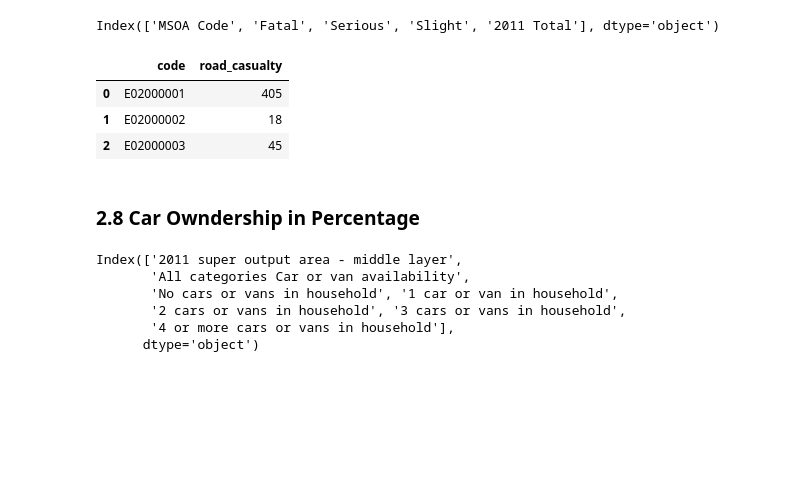
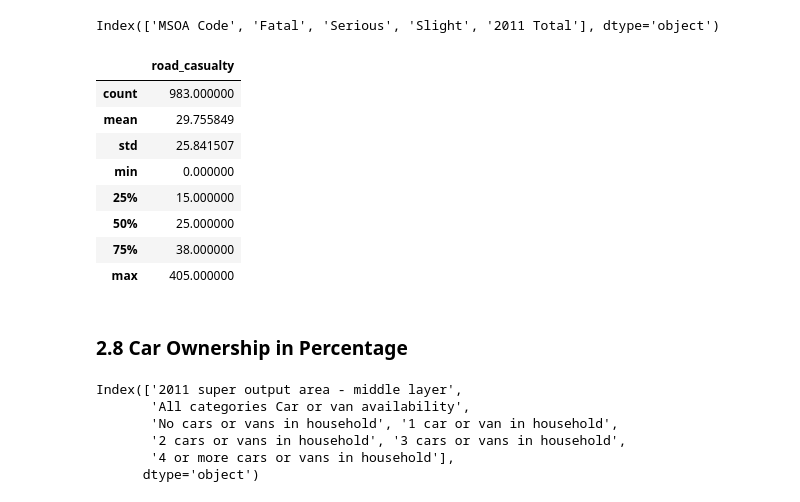
Before and after one commit to ZacharyP-E/qm_group25, a Jupyter notebook: qm_group_code.ipynb, the cells around one changed output. Cells and saved outputs as stored; diff of their text form; code cells hidden in the pictures; blank space fills up the shorter version.

```diff
--- a/qm_group_code.ipynb
+++ b/qm_group_code.ipynb
@@ -342,13 +342,19 @@ road_casualty.rename(columns = {'MSOA Code':'code','2011 Total':'road_casualty'}
 # %%
 road_casualty = road_casualty[['code','road_casualty']]
 road_casualty.head(3)
+road_casualty.describe()
 # %% [output]
-|  | code | road_casualty |
-| 0 | E02000001 | 405 |
-| 1 | E02000002 | 18 |
-| 2 | E02000003 | 45 |
+|  | road_casualty |
+| count | 983.000000 |
+| mean | 29.755849 |
+| std | 25.841507 |
+| min | 0.000000 |
+| 25% | 15.000000 |
+| 50% | 25.000000 |
+| 75% | 38.000000 |
+| max | 405.000000 |
 # %% [markdown]
-### 2.8 Car Owndership in Percentage
+### 2.8 Car Ownership in Percentage
 # %%
 car_own = pd.read_csv('https://raw.githubusercontent.com/ZacharyP-E/qm_group25/main/data/msoa/car_ownership_msoa.csv')
 car_own.columns
```
Also changed, not shown: parts of 4 cells of this notebook.
